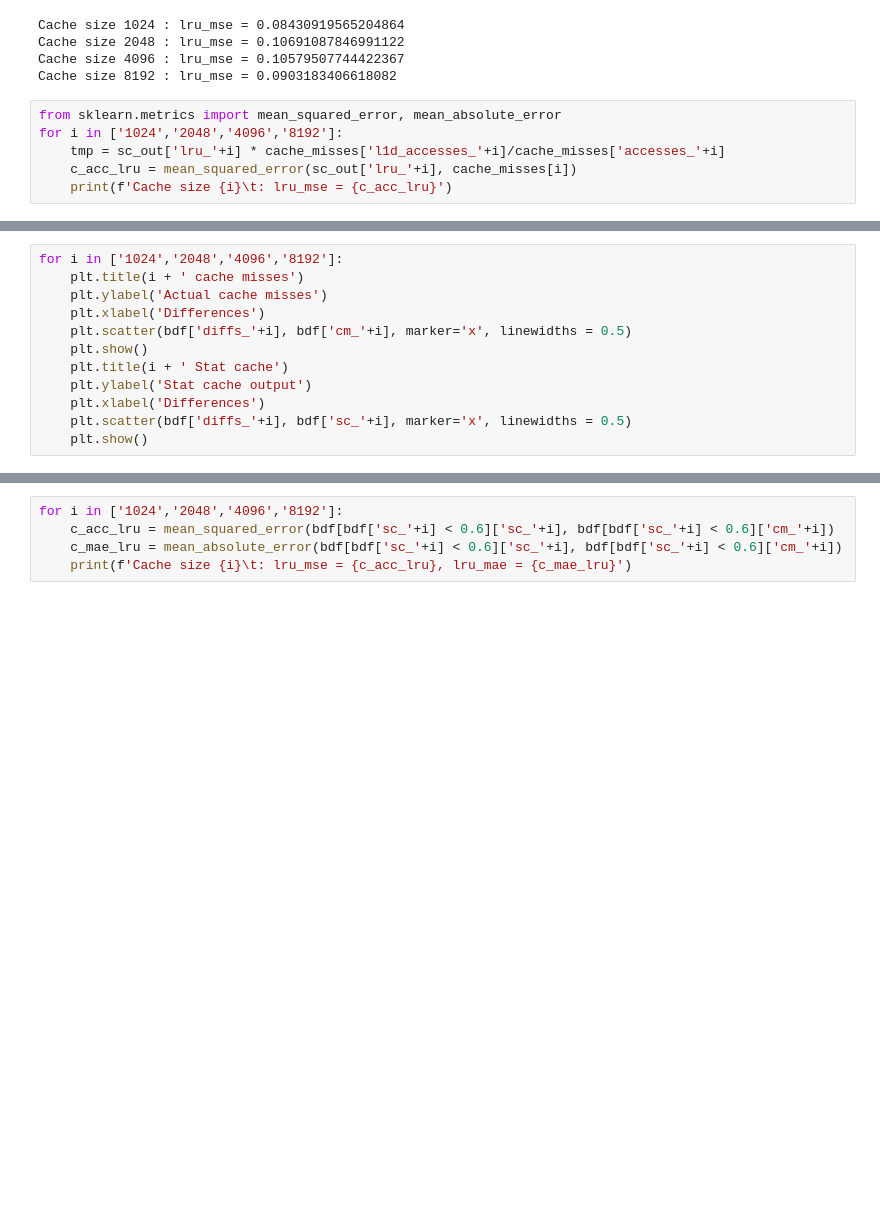
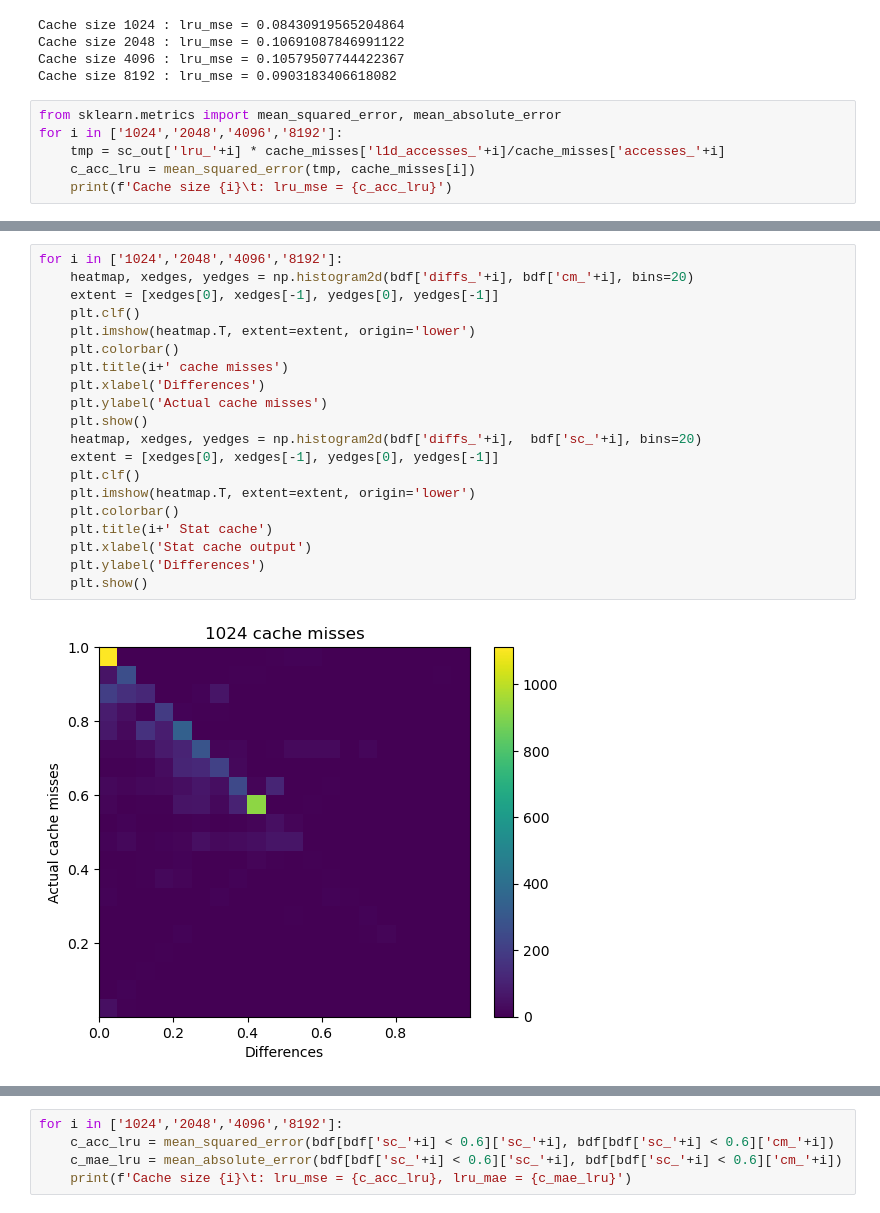
Before and after one commit to MarkRamosS/CacheEstimator, a Jupyter notebook: statCache.ipynb, the cells around one changed output, grey strips where cells are left out. Cells and saved outputs as stored; diff of their text form; blank space fills up the shorter version.

Commit message:
sc output

```diff
--- a/statCache.ipynb
+++ b/statCache.ipynb
@@ -93,6 +93,6 @@ Cache size 8192 : lru_mse = 0.0903183406618082
 from sklearn.metrics import mean_squared_error, mean_absolute_error
 for i in ['1024','2048','4096','8192']:
     tmp = sc_out['lru_'+i] * cache_misses['l1d_accesses_'+i]/cache_misses['accesses_'+i]
-    c_acc_lru = mean_squared_error(sc_out['lru_'+i], cache_misses[i])
+    c_acc_lru = mean_squared_error(tmp, cache_misses[i])
     print(f'Cache size {i}\t: lru_mse = {c_acc_lru}')
 # %% [output]
@@ -124,13 +124,23 @@ plt.show()
 [figure]
 # %%
 for i in ['1024','2048','4096','8192']:
-    plt.title(i + ' cache misses')
+    heatmap, xedges, yedges = np.histogram2d(bdf['diffs_'+i], bdf['cm_'+i], bins=20)
+    extent = [xedges[0], xedges[-1], yedges[0], yedges[-1]]
+    plt.clf()
+    plt.imshow(heatmap.T, extent=extent, origin='lower')
+    plt.colorbar()
+    plt.title(i+' cache misses')
+    plt.xlabel('Differences')
     plt.ylabel('Actual cache misses')
-    plt.xlabel('Differences')
-    plt.scatter(bdf['diffs_'+i], bdf['cm_'+i], marker='x', linewidths = 0.5)
     plt.show()
-    plt.title(i + ' Stat cache')
-    plt.ylabel('Stat cache output')
-    plt.xlabel('Differences')
-    plt.scatter(bdf['diffs_'+i], bdf['sc_'+i], marker='x', linewidths = 0.5)
+    heatmap, xedges, yedges = np.histogram2d(bdf['diffs_'+i],  bdf['sc_'+i], bins=20)
+    extent = [xedges[0], xedges[-1], yedges[0], yedges[-1]]
+    plt.clf()
+    plt.imshow(heatmap.T, extent=extent, origin='lower')
+    plt.colorbar()
+    plt.title(i+' Stat cache')
+    plt.xlabel('Stat cache output')
+    plt.ylabel('Differences')
     plt.show()
+# %% [output]
+[figure, added]
```
Also changed, not shown: parts of 7 cells of this notebook.
